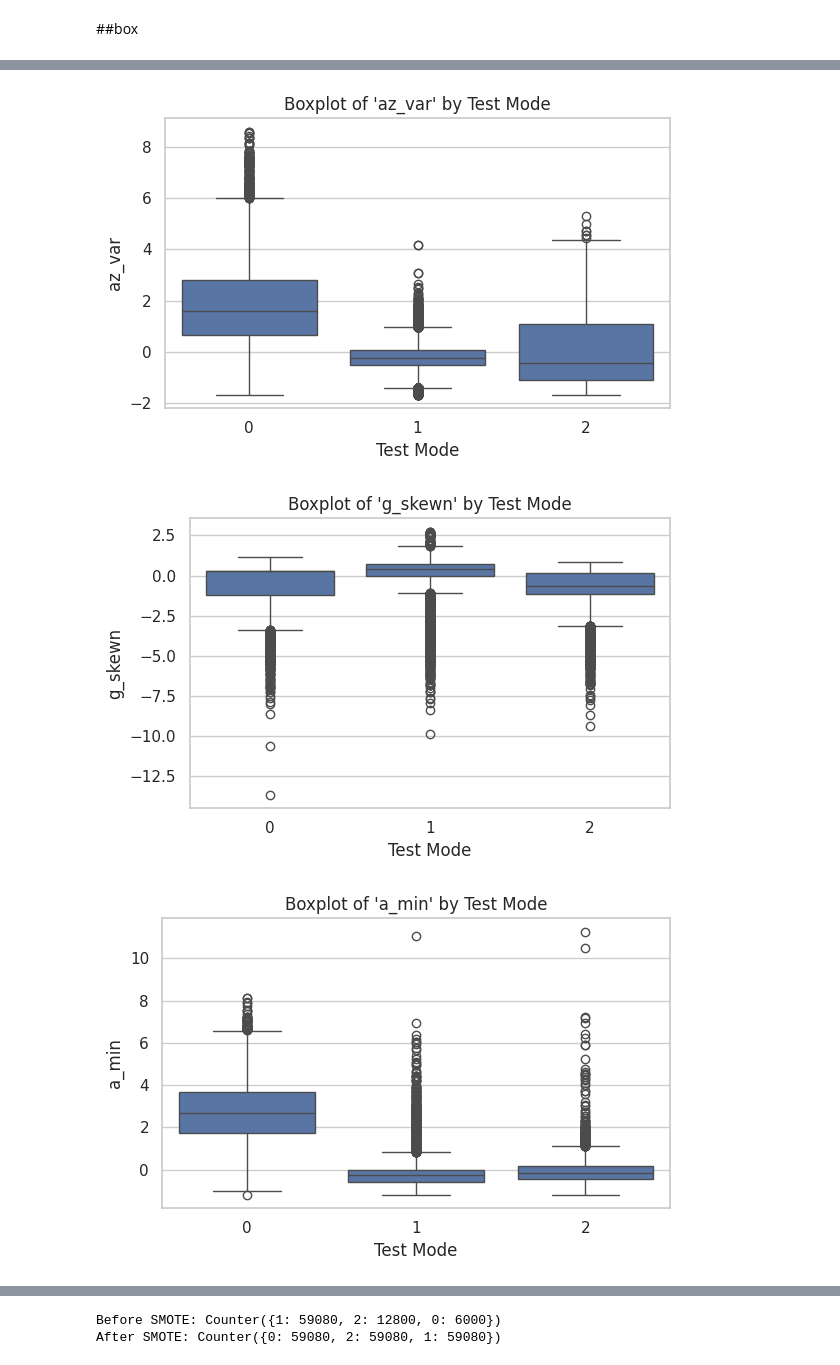
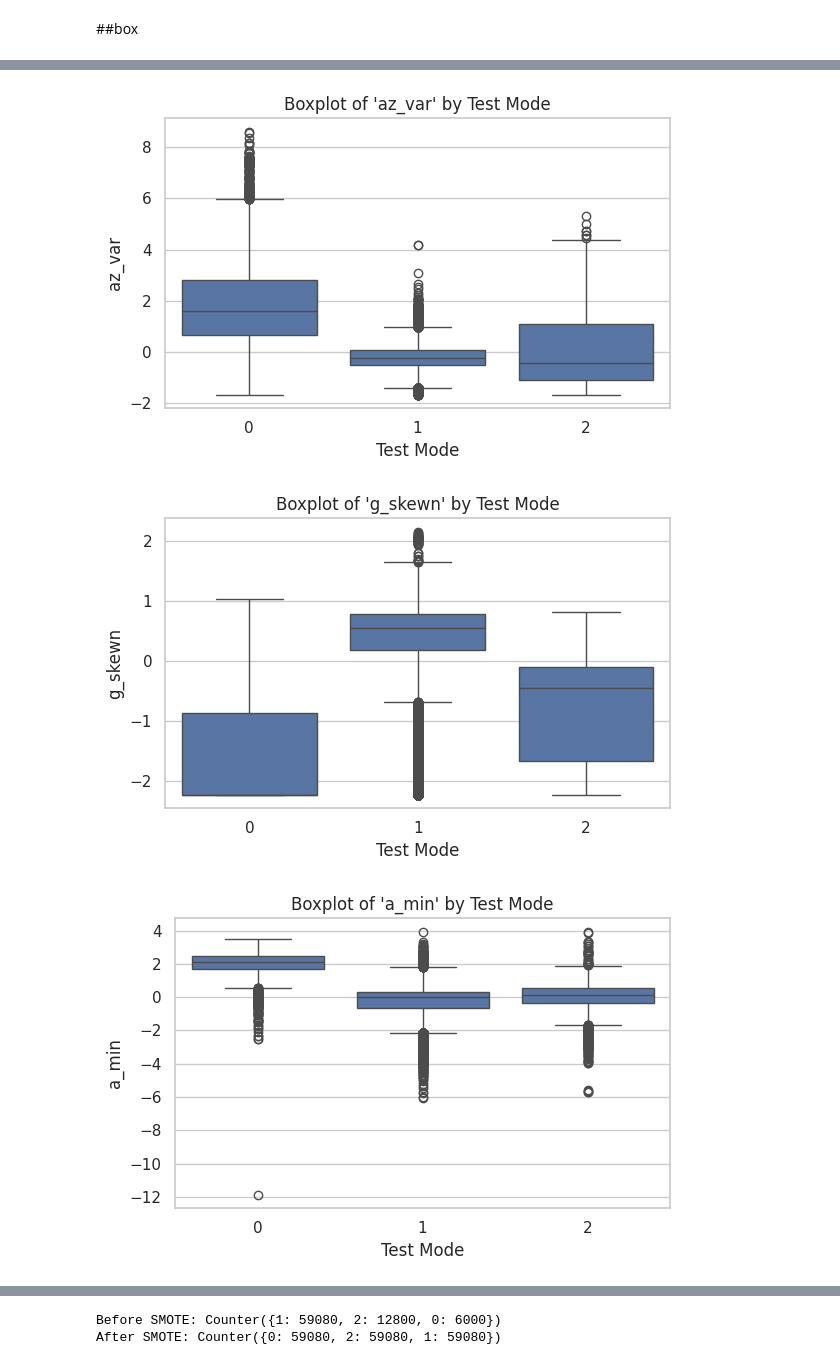
Before and after one commit to Renee0330/bob_study_allFiles, a Jupyter notebook: untitled1.ipynb, the cells around one changed output, grey strips where cells are left out. Cells and saved outputs as stored; diff of their text form; code cells hidden in the pictures.

```diff
--- a/untitled1.ipynb
+++ b/untitled1.ipynb
@@ -404,0 +331,21 @@ for f in fill_features:
+# %%
+# 指定需要 log1p 变换的偏态特征
+
+log_features = [
+    'a_max', 'a_mean', 'a_min', 'g_max', 'g_mean', 'g_min',
+    'a_fft', 'a_psdx', 'a_kurt', 'g_kurt',
+    'a_skewn', 'g_skewn',
+    'az_rms', 'gx_rms', 'gy_rms', 'gz_rms'
+]
+
+# === 针对训练集：先用 clip 防止 log1p 出 NaN，再用中位数填补 NaN
+for col in log_features:
+    if col in X_train.columns:
+        # 先 clip（防止 log1p 负数） → 再填补中位数 → 再 log1p
+        X_train[col] = np.log1p(np.clip(X_train[col], a_min=0, a_max=None))
+        median_val = X_train[col].median()  # 变换后可能还有 NaN，取中位数
+        X_train[col] = X_train[col].fillna(median_val)
+
+        # 测试集保持一致，用训练集中位数填补
+        X_test[col] = np.log1p(np.clip(X_test[col], a_min=0, a_max=None))
+        X_test[col] = X_test[col].fillna(median_val)
@@ -435,8 +385,8 @@ Series([], dtype: int64)
 Series([], dtype: float64)
 # %%
 # === 计算互信息 ===
-mi_scores = mutual_info_classif(X, y, discrete_features='auto')
-mi_series = pd.Series(mi_scores, index=X.columns).sort_values(ascending=False)
+mi_scores = mutual_info_classif(X_train, y_train, discrete_features='auto')
+mi_series = pd.Series(mi_scores, index=X_train.columns).sort_values(ascending=False)
 
 # 输出互信息得分到控制台
 print("\n=== Mutual Information Scores ===")
@@ -506,16 +423,16 @@ dtype: int64
 # %% [markdown]
 ##box
+# %%
+# 对所有数值型特征进行标准化
+num_features = X_train.select_dtypes(include=['float64', 'int64']).columns.tolist()
+scaler = StandardScaler()
+X_scaled = X_train.copy()
+X_scaled[num_features] = scaler.fit_transform(X_train[num_features])
+
+# 添加标签列（y 应为 testmode 标签）
+X_scaled['testmode'] = y_train.values
 # %%
-# ========== 对所有数值型特征进行标准化 ==========
-num_features = X.select_dtypes(include=['float64', 'int64']).columns.tolist()
-scaler = StandardScaler()
-X_scaled = X.copy()
-X_scaled[num_features] = scaler.fit_transform(X[num_features])
-
-# 添加标签列（y 应为 testmode 标签）
-X_scaled['testmode'] = y.values
-
-# ========== 绘制 Boxplot ==========
+# 绘制 Boxplot
 import seaborn as sns
 import matplotlib.pyplot as plt
 
@@ -542,3 +459,3 @@ for feature in important_features:
 [figure]
-[figure, old version]
+[figure, new version]
-[figure, old version]
+[figure, new version]
```
Also changed, not shown: parts of 43 cells of this notebook.
